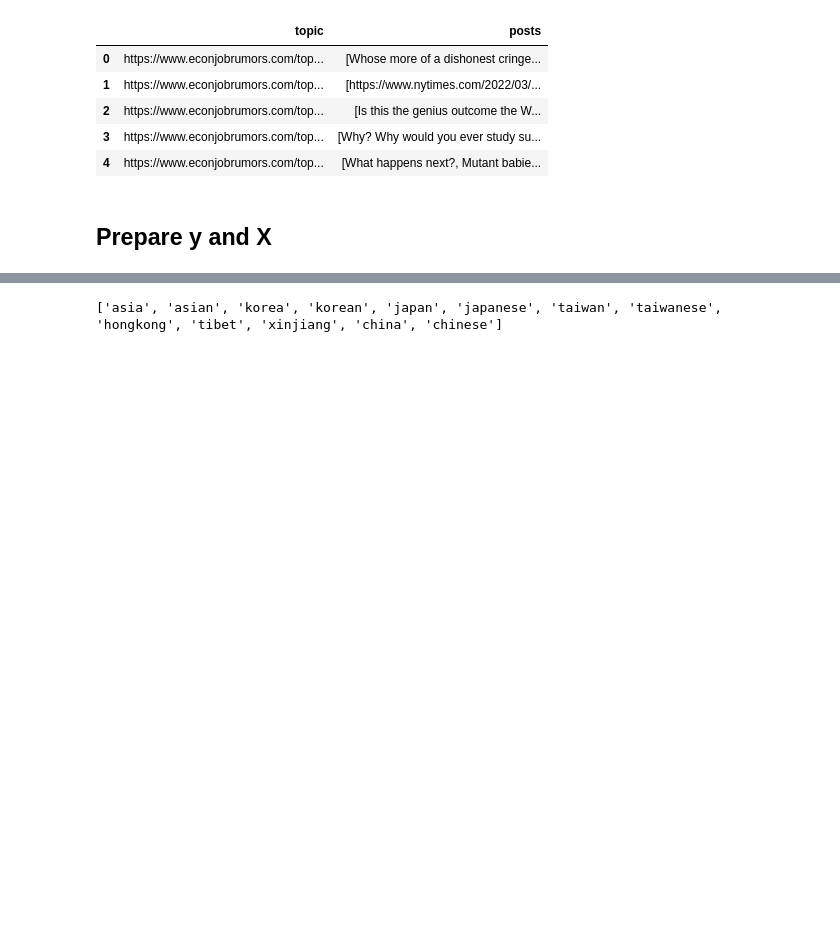
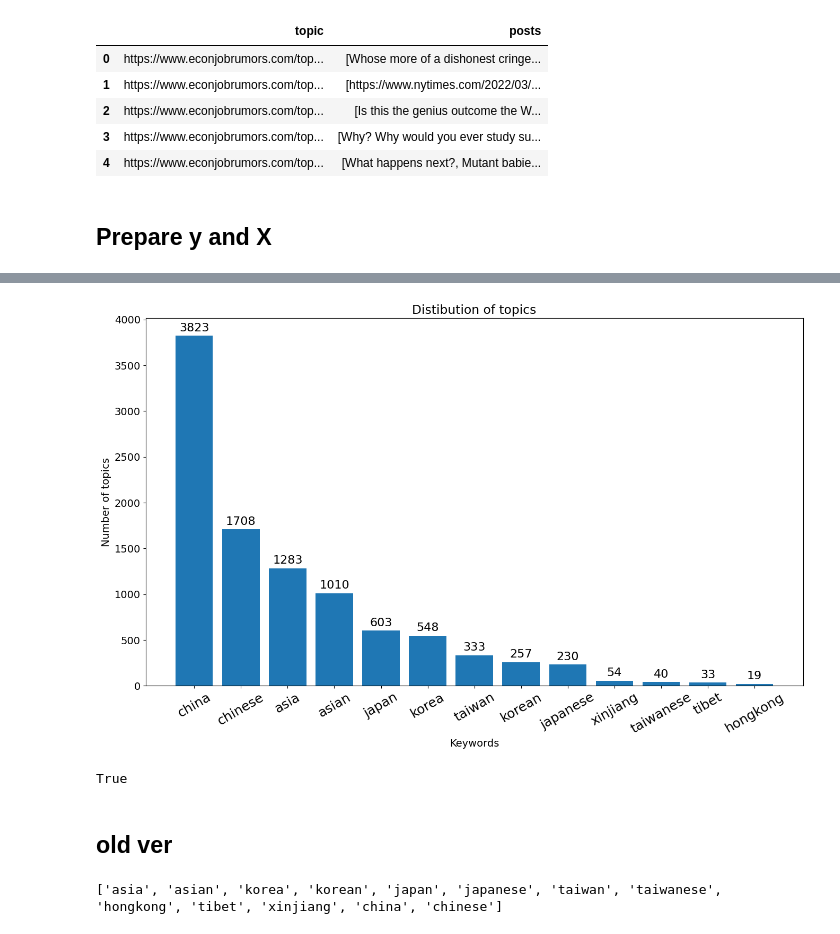
Before and after one commit to y4c6/master_thesis, a Jupyter notebook: EJMR_final_2.ipynb, the cells around one changed output, grey strips where cells are left out. Drawn from its saved outputs; the diff is of its cells as text; code cells hidden in the pictures; blank space fills up the shorter version.

```diff
--- a/EJMR_final_2.ipynb
+++ b/EJMR_final_2.ipynb
@@ -77,0 +112,10 @@ df.head()
+# %%
+# Function to check if item is in the string and return the item
+def check_item(string, items):
+    found_items = []
+    for item in items:
+        if item in string.lower():
+            found_items.append(item)
+    return found_items if found_items else None
+
+df['detail'] = df['topic'].apply(lambda x: check_item(x, asian_target))
@@ -77,0 +145,6 @@ df.head()
+# %%
+# Flatten the series of lists into a single list
+flattened_list = [item for sublist in df[df['Target'] != 'other']['detail'] for item in sublist]
+
+# Count the occurrences of each item
+item_counts = pd.Series(flattened_list).value_counts()
@@ -78,3 +168,48 @@ df.head()
+# %%
+dfg = item_counts
+
+# importing library
+import matplotlib.pyplot as plt
+plt.rc('xtick', labelsize=18)    # fontsize of the tick labels
+
+# function to add value labels
+def addlabels(x,y):
+	for i in range(len(x)):
+		plt.text(i, y[i]+50, y[i], ha = 'center', fontsize=16)
+
+if __name__ == '__main__':
+
+	# creating data on which bar chart will be plot
+	x = list(dfg.index)
+	y = list(dfg.values)
+
+	# setting figure size by using figure() function
+	plt.figure(figsize = (16, 9))
+
+	# making the bar chart on the data
+	plt.bar(x, y)
+
+	plt.xticks(rotation = 30)
+	# calling the function to add value labels
+	addlabels(x, y)
+
+	# giving title to the plot
+	plt.title('Distibution of topics')
+
+	# giving X and Y labels
+	plt.xlabel("Keywords")
+	plt.ylabel("Number of topics")
+
+	# visualizing the plot
+	plt.show()
+# %% [output]
+[figure, added]
+# %%
+df['topic'].str.contains('taiwanese').any()
+# %% [output]
+True
+# %% [markdown]
+## old ver
 # %%
 asia_target = ['asia', 'asian', 'korea', 'korean', 'japan', 'japanese', 'taiwan', 'taiwanese', 'hongkong', 'tibet', 'xinjiang']
 china_target = ['china', 'chinese']
```
Also changed, not shown: parts of 37 cells of this notebook.
